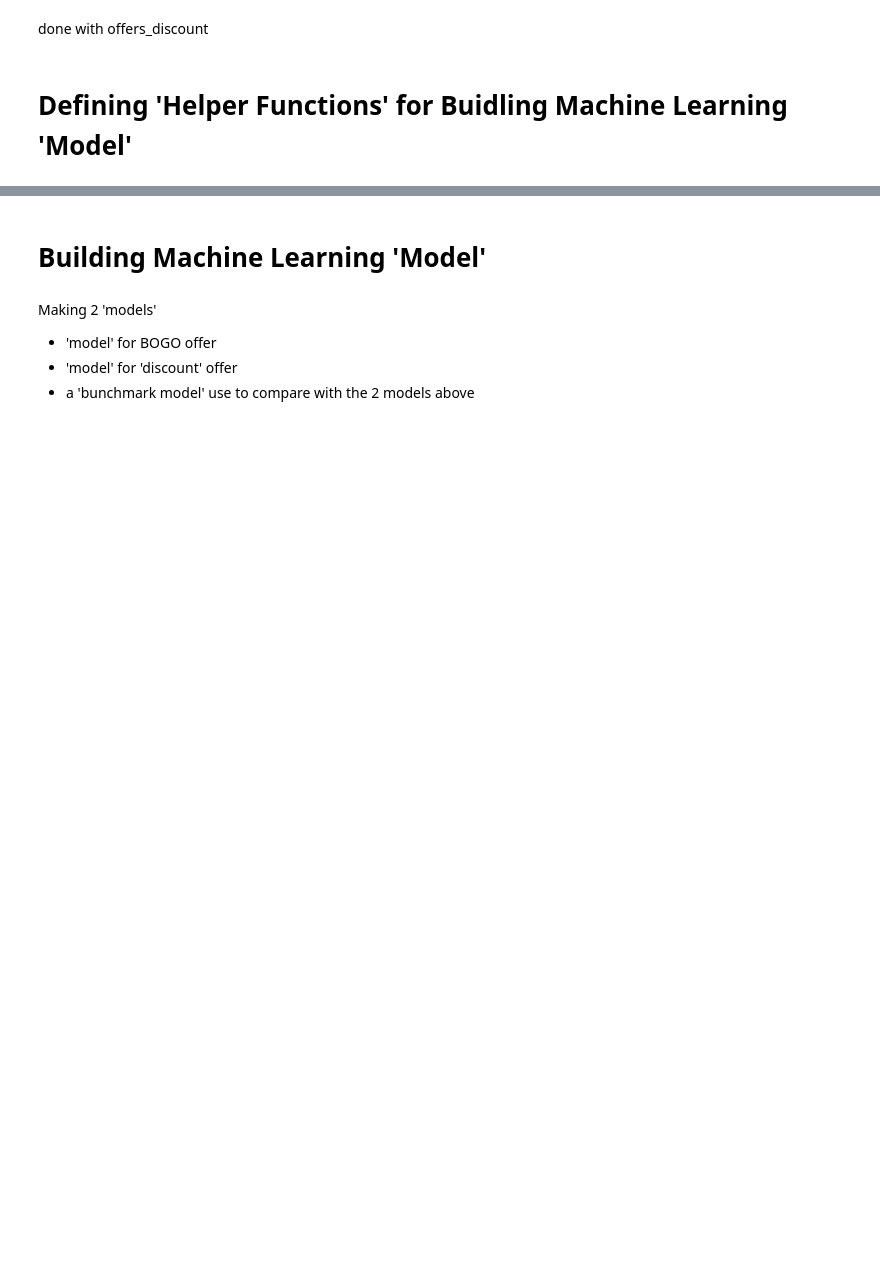
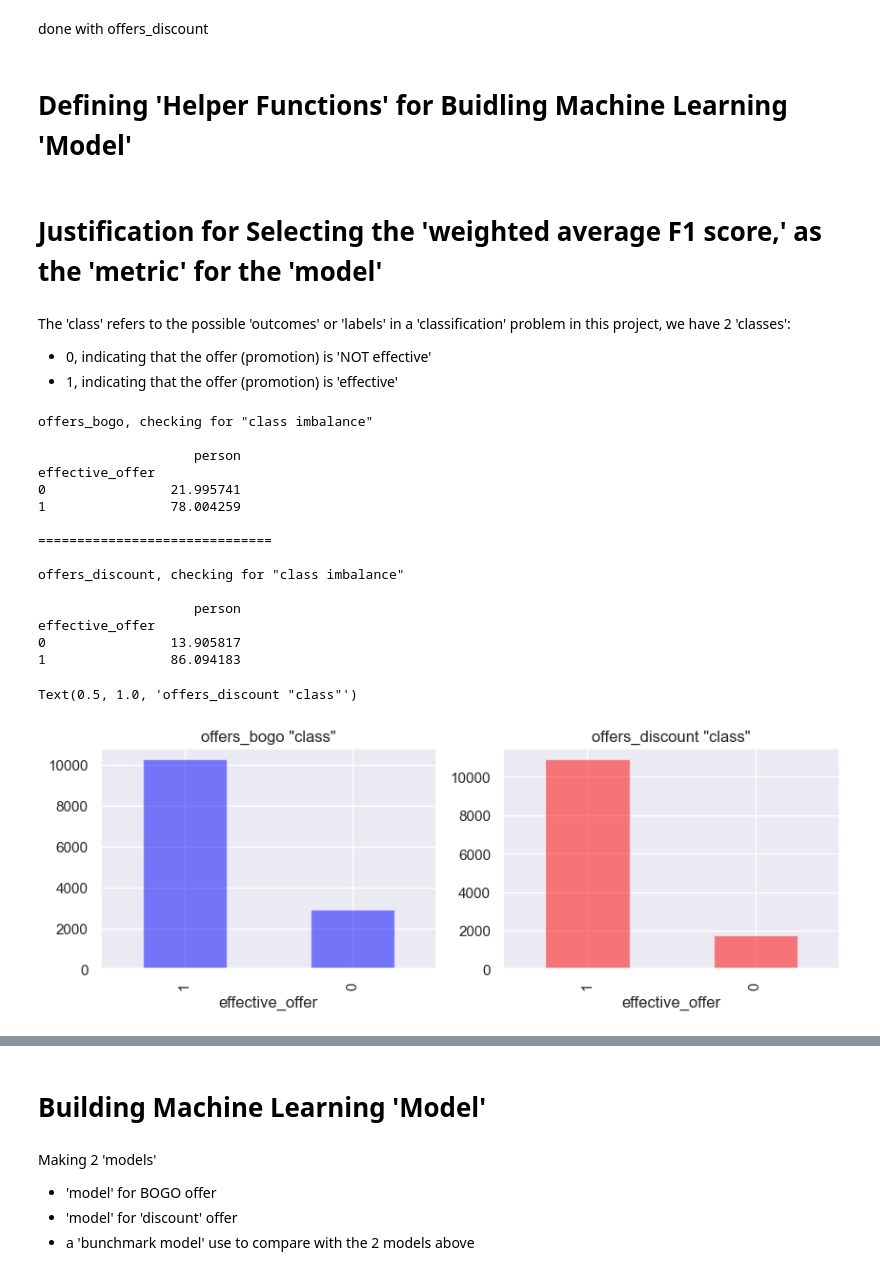
Before and after one commit to wire2coder/starbucks-data-uda, a Jupyter notebook: capstone4.ipynb, the cells around one changed output, grey strips where cells are left out. Saved outputs shown, nothing was run; the diff lists cells and outputs as text; code cells hidden in the pictures; blank space fills up the shorter version.

```diff
--- a/capstone4.ipynb
+++ b/capstone4.ipynb
@@ -1063,3 +1075,54 @@ def run_model1(classify1, classify2, name):
         results[clf_name]= train_and_prediction1(clf, X_train, y_train, X_test, y_test)
 
     return pd.DataFrame(results)
+# %% [markdown]
+# Justification for Selecting the 'weighted average F1 score,' as the 'metric' for the 'model'
+# %% [markdown]
+The 'class' refers to the possible 'outcomes' or 'labels' in a 'classification' problem
+in this project, we have 2 'classes':
+
+- 0, indicating that the offer (promotion) is 'NOT effective'
+- 1, indicating that the offer (promotion) is 'effective'
+# %%
+# count the total number of rows with 'effective_offer' == 1
+# and count the total number of rows with 'effective_offer' == 0
+# then divide both number by the total number of rows in the dataframe
+# then multiply by 100 to get the percentage
+
+wat1 = offers_bogo[['person','effective_offer']].groupby('effective_offer').count()
+wat2 = len(offers_bogo)
+print(f'offers_bogo, checking for "class imbalance"\n')
+print(f'{(wat1/wat2)*100}')
+
+print('\n==============================\n')
+
+wat1 = offers_discount[['person','effective_offer']].groupby('effective_offer').count()
+wat2 = len(offers_discount)
+print(f'offers_discount, checking for "class imbalance"\n')
+print((wat1/wat2)*100)
+
+
+fig, ax = plt.subplots(1,2, figsize=(10,3))
+offers_bogo['effective_offer'].value_counts().plot(kind='bar', ax=ax[0], color='blue', alpha=0.5)
+ax[0].set_title('offers_bogo "class"')
+
+offers_discount['effective_offer'].value_counts().plot(kind='bar', ax=ax[1], color='red', alpha=0.5)
+ax[1].set_title('offers_discount "class"')
+# %% [output]
+offers_bogo, checking for "class imbalance"
+
+                    person
+effective_offer
+0                21.995741
+1                78.004259
+
+==============================
+
+offers_discount, checking for "class imbalance"
+
+                    person
+effective_offer
+0                13.905817
+1                86.094183
+Text(0.5, 1.0, 'offers_discount "class"')
+[figure, added]
```
Also changed, not shown: parts of 36 cells of this notebook, 2 other files.
